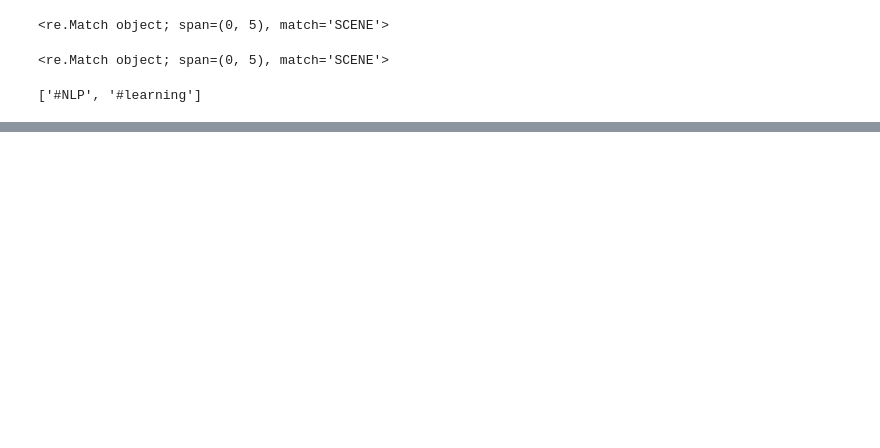
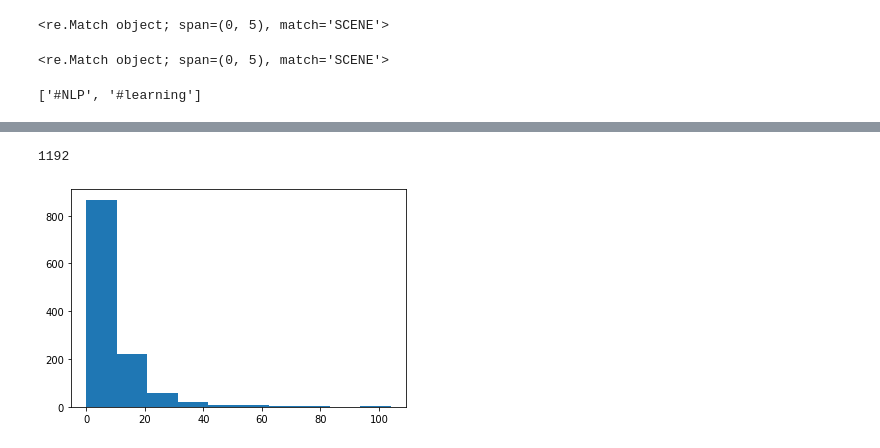
Before and after one commit to devpawann/NLP-Learning, a Jupyter notebook: NLP_Practice.ipynb, the cells around one changed output, grey strips where cells are left out. Drawn from its saved outputs; the diff is of its cells as text; code cells hidden in the pictures; blank space fills up the shorter version.

```diff
--- a/NLP_Practice.ipynb
+++ b/NLP_Practice.ipynb
@@ -32,0 +170,5 @@ regexp_tokenize(tweets[1], "#\w+")
+# %%
+line=sent.split("\n")
+len(line)
+# %% [output]
+1192
@@ -32,0 +179,13 @@ regexp_tokenize(tweets[1], "#\w+")
+# %%
+tokenized_lines = [regexp_tokenize(s,"\w+") for s in line]
+(tokenized_lines)
+# %%
+line_num_words=[len(singleLine) for singleLine in tokenized_lines]
+# %%
+# Plot a histogram of the line lengths
+plt.hist(line_num_words)
+
+# Show the plot
+plt.show()
+# %% [output]
+[figure, added]
```
Also changed, not shown: parts of 35 cells of this notebook.
